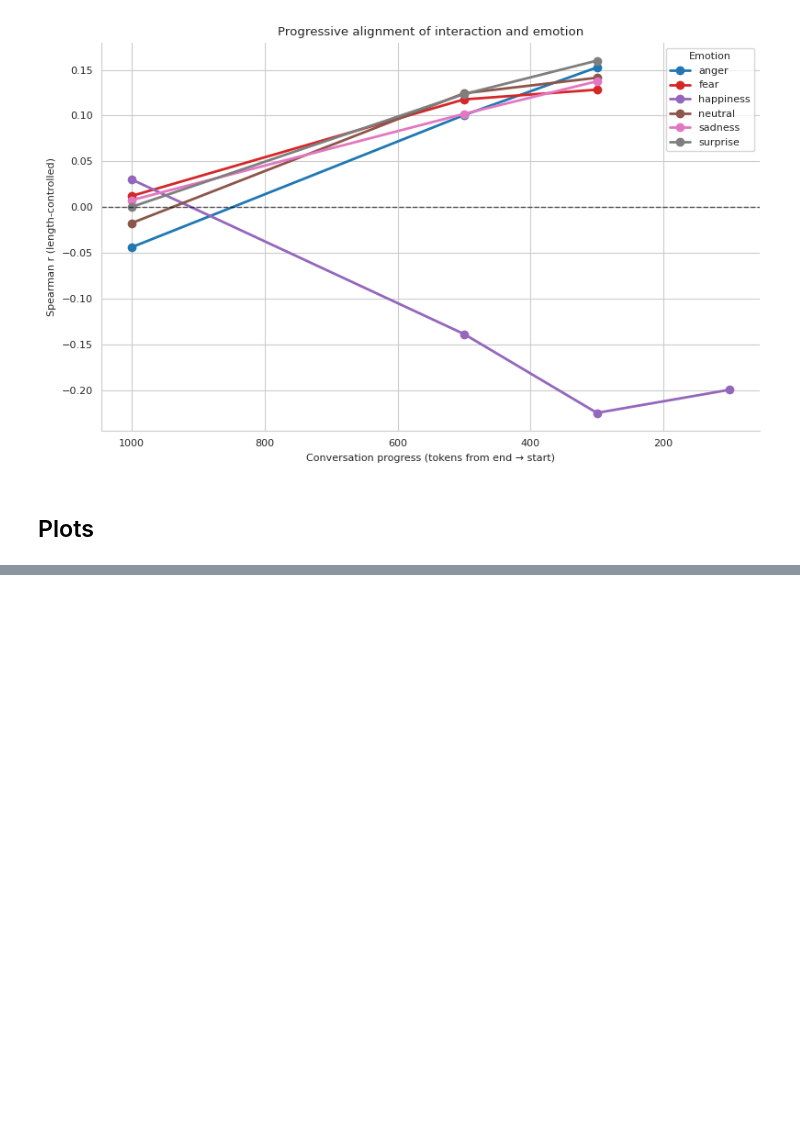
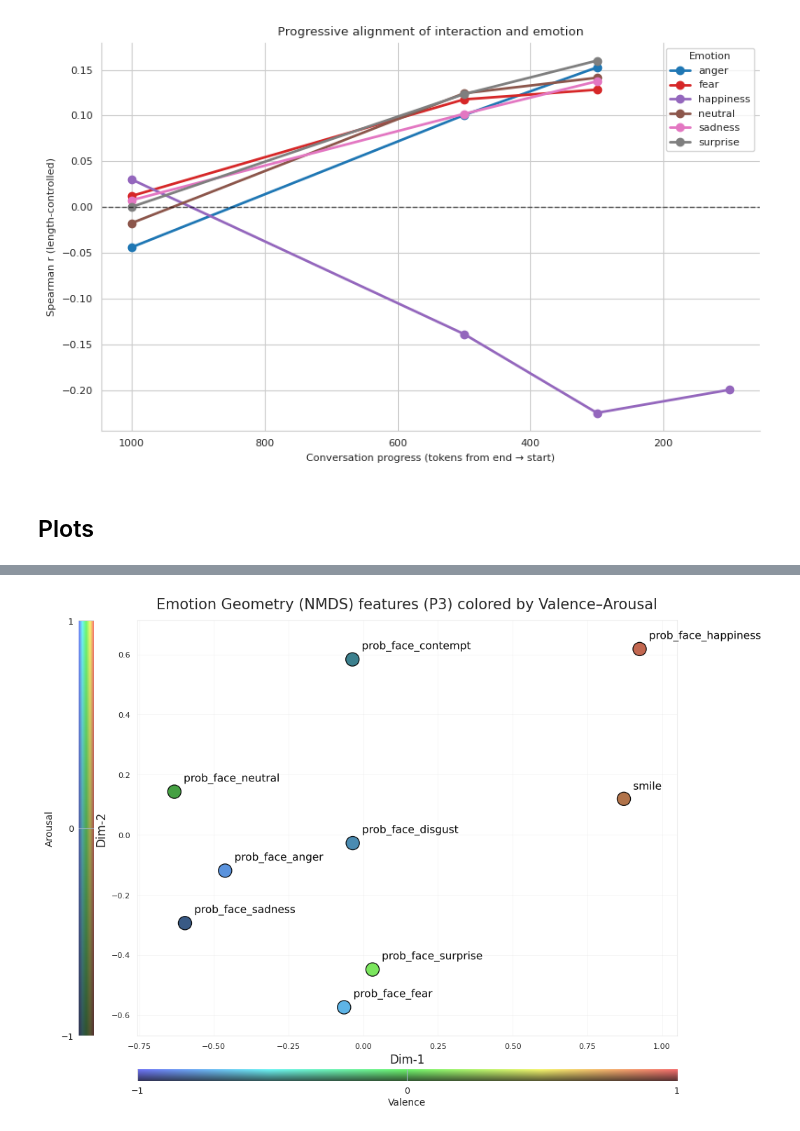
Before and after one commit to serenabono/conversational_dominance, a Jupyter notebook: notebooks/project_sentiments_CANDOR.ipynb, the cells around one changed output, grey strips where cells are left out. Saved outputs shown, nothing was run; the diff lists cells and outputs as text; code cells hidden in the pictures; blank space fills up the shorter version.

```diff
--- a/notebooks/project_sentiments_CANDOR.ipynb
+++ b/notebooks/project_sentiments_CANDOR.ipynb
@@ -1568,0 +1676,11 @@ NameError: name 'R' is not defined
+# %%
+coords_df = plot_emotion_map_mds_va(
+    R_df=R_df_p3,                 # your task–task correlation matrix
+    features = "P3",
+    emotion_va=EMOTION_VA,      # optional
+    distance="one_minus",       # PaNDA D = 1 - C
+    nmds=True,                  # PaNDA NMDS
+    random_state=0,
+)
+# %% [output]
+[figure, added]
```
Also changed, not shown: parts of 24 cells of this notebook, 6 other files.
